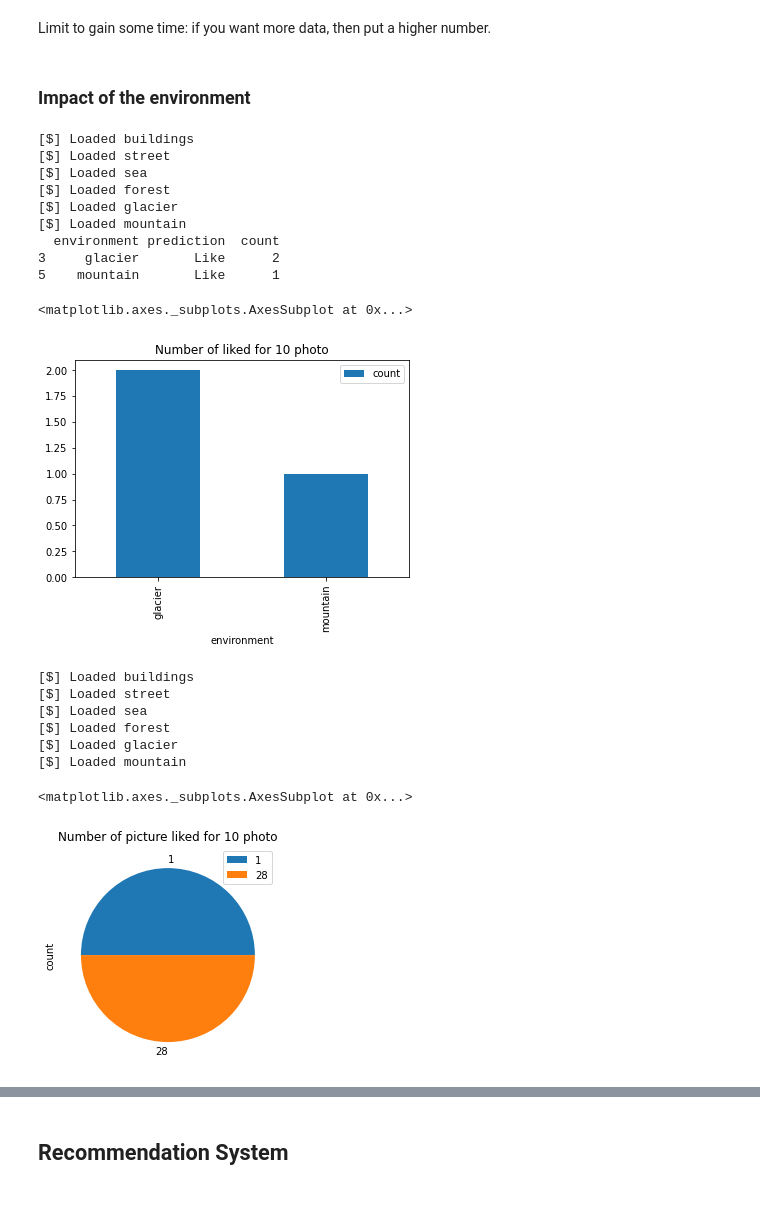
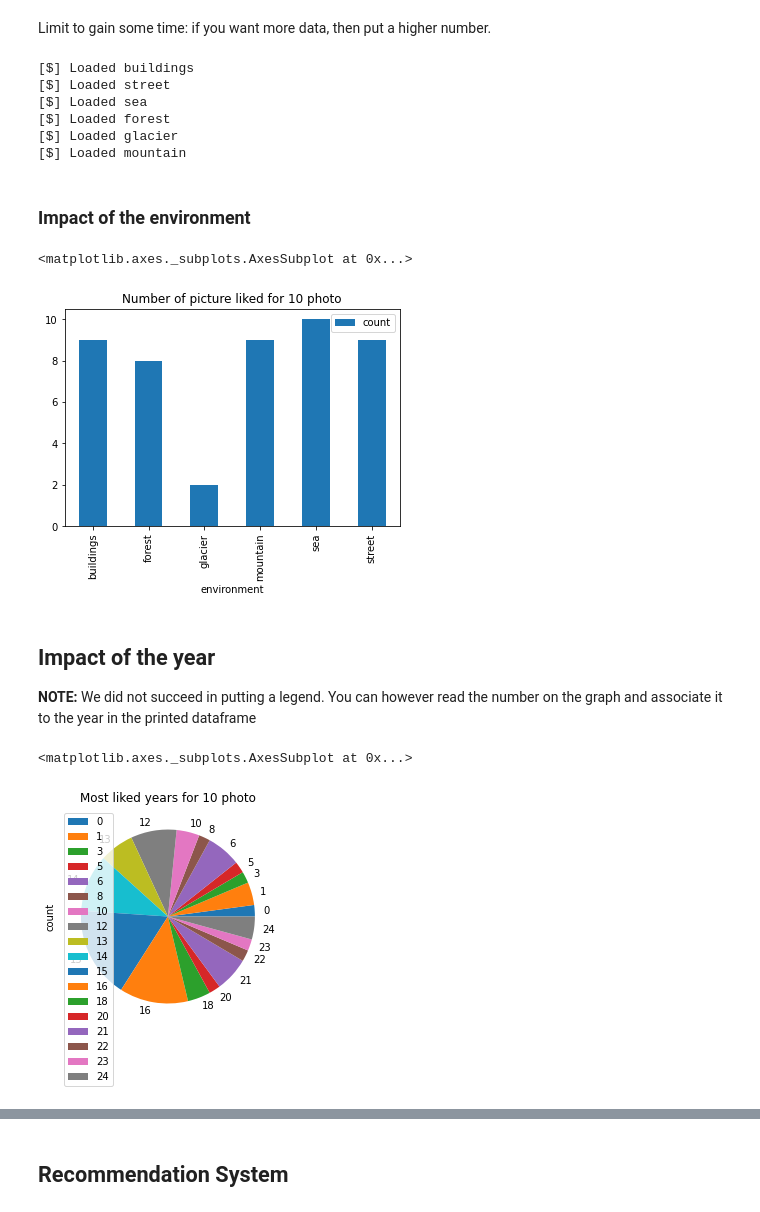
Before and after one commit to MaximeCurralCPE/Data-Mining, a Jupyter notebook: ProjetDataMining.ipynb, the cells around one changed output, grey strips where cells are left out. Drawn from its saved outputs; the diff is of its cells as text; code cells hidden in the pictures.

```diff
--- a/ProjetDataMining.ipynb
+++ b/ProjetDataMining.ipynb
@@ -48,3 +80,7 @@ import warnings
+# %%
+def getPhotographer():
+  photographer = ["Romain","Maxime","Michel","Denis","Jaquie","Fares"]
+  return photographer[random.randint(0,len(photographer)-1)]
 # %% [markdown]
 ## Data Collection
 **NOTE:** Works on a google colab python notebook.
@@ -171,15 +210,11 @@ def getMainColor(image_analysis):
 # %% [markdown]
 ## Saving the raw data as analysis
 # %%
-
-
 def saveJSON(data,result):
 
-  photographer = ["Romain","Maxime","Michel","Denis","Jaquie","Fares"]
-
-  for row in data:
-    row.append(random.randint(1995,2021))
-    row.append(photographer[random.randint(0,len(photographer)-1)])
+  for row in data: # Completing the data with random years and photographs
+    row.append(getYear())
+    row.append(getPhotographer())
 
   dataframe=pd.DataFrame(data,
                          columns=['environment','main_color','year','photographer'])
@@ -246,10 +279,9 @@ We want the user to like or dislike a few images among those in the *seg_train*
 # %% [markdown]
 ## Person generated likes
 # %%
+def randomPicture():
+  global environment
 
-
-
-def randomPicture():
   #randomly select the environment from which we take the image
   environment = random.choice(os.listdir("/content/images/Data-Mining/archive/seg_train"))
 
@@ -262,8 +294,6 @@ def randomPicture():
   imgplot = plt.imshow(image)
 
   return imgpath
-
-# Tried using pywidgets, worked very poorly.
 
 
 #ask the user if he likes the image
@@ -279,6 +309,7 @@ def chooseLike():
     print("Type E to exit")
 
     choice = input("")
+
     if choice in ['L','D','E']:
       if choice == 'L':
         result.append(['Like'])
@@ -423,8 +479,8 @@ def maketestDf(limit):
         info = [
                 environment+'/'+image,
                 environment,
-                random.randint(1995,2021),
-                photographer[random.randint(0,len(photographer)-1)],
+                getYear(),
+                getPhotographer(),
                 getMainColor("/content/images/Data-Mining/archive/seg_train/"+environment+"/"+image)
                 ]
 
@@ -461,44 +517,41 @@ def maketestDf(limit):
 Limit to gain some time: if you want more data, then put a higher number.
 # %%
 limit = 10
+
+df = maketestDf(limit)
+# %% [output]
+[$] Loaded buildings
+[$] Loaded street
+[$] Loaded sea
+[$] Loaded forest
+[$] Loaded glacier
+[$] Loaded mountain
 # %% [markdown]
 ### Impact of the environment
 # %%
-df = maketestDf(limit)
-grouped = df.groupby(['environment','prediction']).count()
+grouped = df.groupby(['environment','prediction']).count() # Counting the number of Like/Dislike per environment
 grouped = grouped.rename(columns={'year':'count'})['count'].reset_index()
 grouped = grouped[grouped['prediction']=='Like']
-print(grouped)
+
 title = "Number of picture liked for %s photo" % (limit,)
+
 grouped.plot(x='environment', y='count', kind='bar',title=title)
 # %% [output]
-[$] Loaded buildings
-[$] Loaded street
-[$] Loaded sea
-[$] Loaded forest
-[$] Loaded glacier
-[$] Loaded mountain
-  environment prediction  count
-3     glacier       Like      2
-5    mountain       Like      1
+<matplotlib.axes._subplots.AxesSubplot at 0x...>
-<matplotlib.axes._subplots.AxesSubplot at 0x...>
-[figure, old version]
+[figure, new version]
+# %% [markdown]
+## Impact of the year
+
+**NOTE:** We did not succeed in putting a legend. You can however read the number on the graph and associate it to the year in the printed dataframe
 # %%
-df = maketestDf(limit)
-
 grouped = df.groupby(['year','prediction']).count()
 grouped = grouped.rename(columns={'environment':'count'})['count'].reset_index()
 grouped = grouped[grouped['prediction']=='Like']
+del grouped['prediction']
+print(grouped)
 
-
-title = "Number of picture liked for %s photo" % (limit,)
-grouped.plot(y='count', kind='pie',title=title)
+title = "Most liked years for %s photo" % (limit,)
+grouped.plot(y='count', x='year', kind='pie', title=title, legend=True)
 # %% [output]
-[$] Loaded buildings
-[$] Loaded street
-[$] Loaded sea
-[$] Loaded forest
-[$] Loaded glacier
-[$] Loaded mountain
+<matplotlib.axes._subplots.AxesSubplot at 0x...>
-<matplotlib.axes._subplots.AxesSubplot at 0x...>
-[figure, old version]
+[figure, new version]
```
Also changed, not shown: parts of 16 cells of this notebook.
